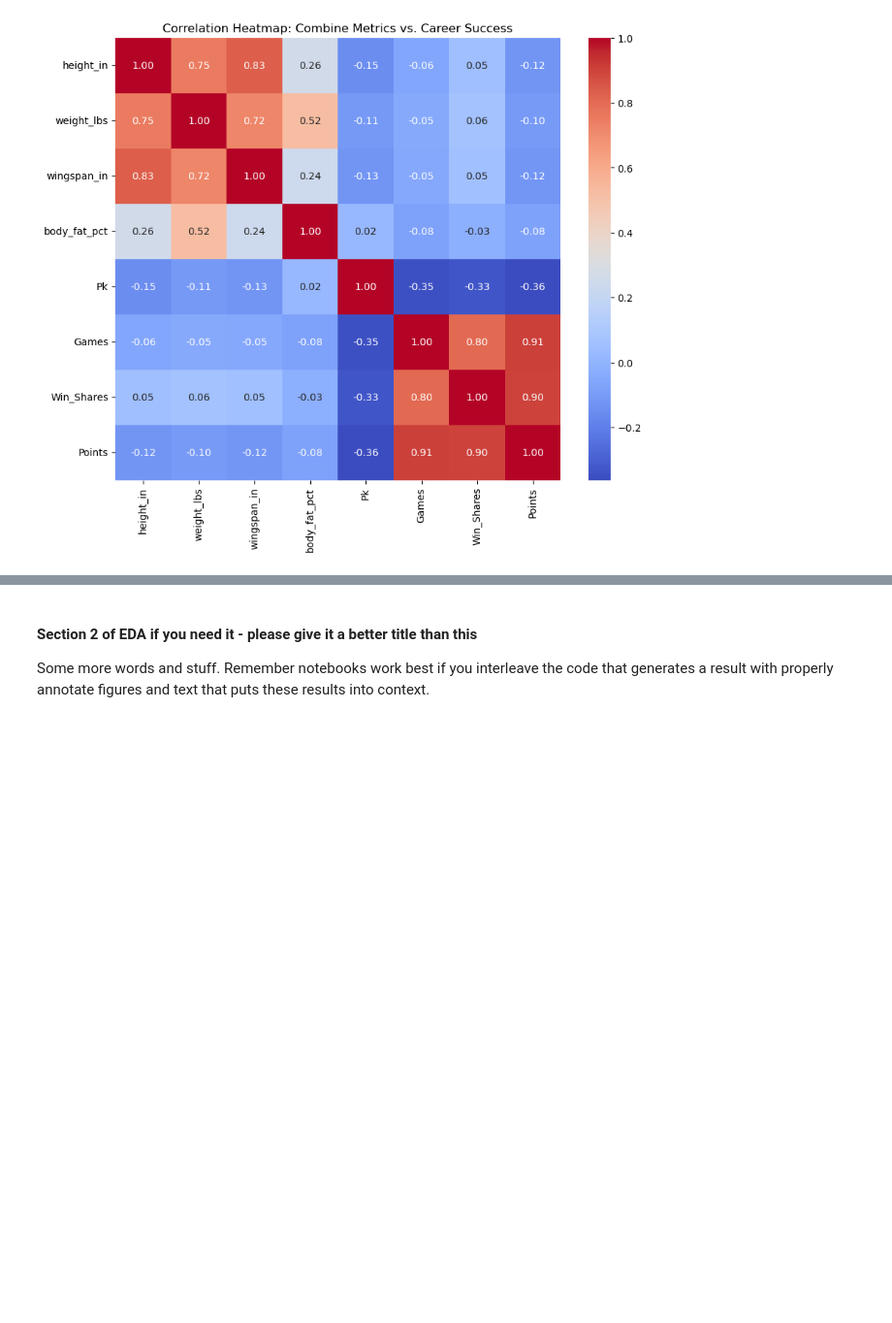
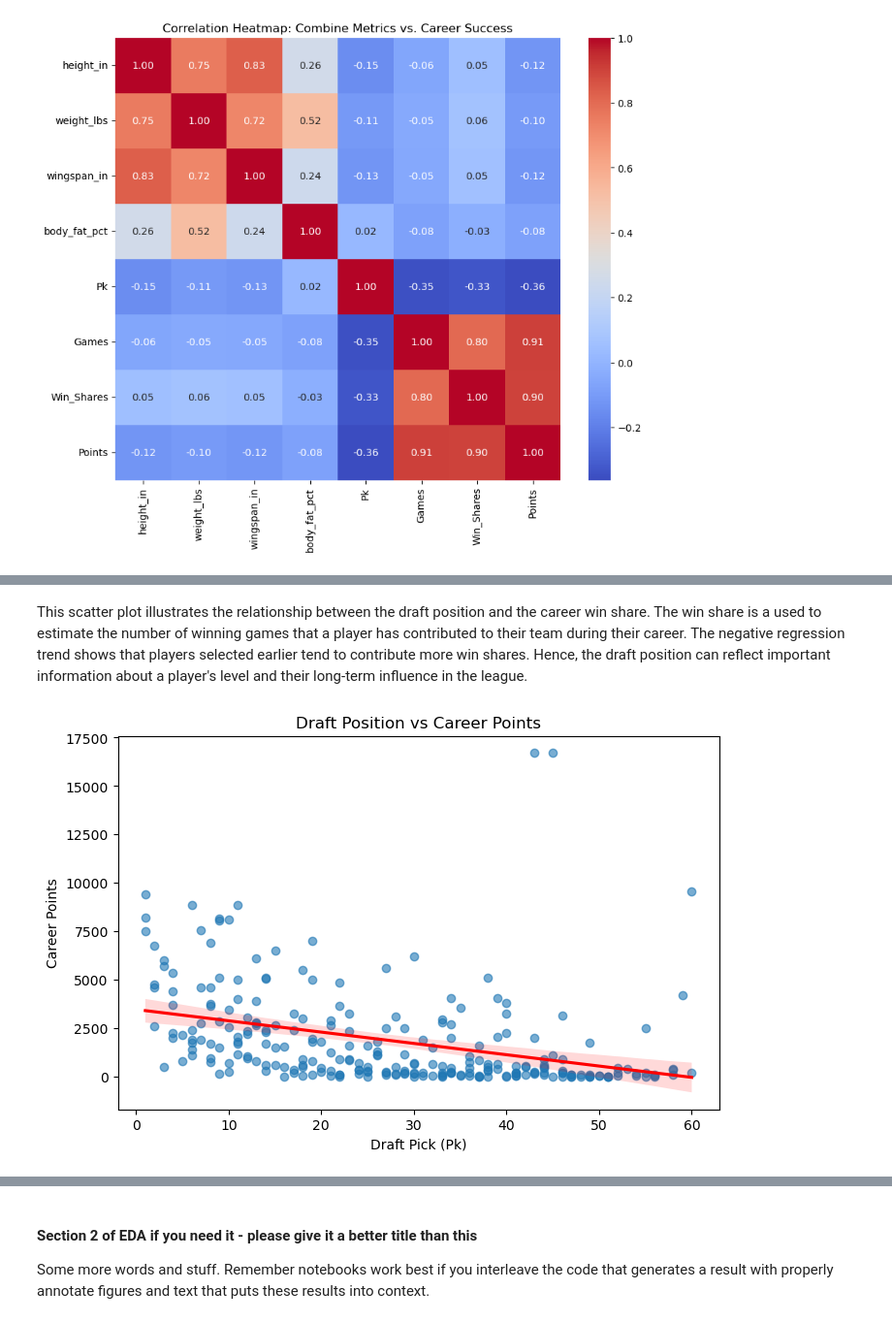
Before and after one commit to COGS108/Group010_WI26, a Jupyter notebook: 02-EDACheckpoint.ipynb, the cells around one changed output, grey strips where cells are left out. Shown at 97% size. Cells and saved outputs as stored; diff of their text form; code cells hidden in the pictures; blank space fills up the shorter version.

```diff
--- a/02-EDACheckpoint.ipynb
+++ b/02-EDACheckpoint.ipynb
@@ -548,0 +740,21 @@ plt.show()
+# %% [markdown]
+This scatter plot illustrates the relationship between the draft position and the career win share. The win share is a used to estimate the number of winning games that a player has contributed to their team during their career.
+The negative regression trend shows that players selected earlier tend to contribute more win shares. Hence, the draft position can reflect important information about a player's level and their long-term influence in the league.
+# %%
+plt.figure(figsize=(8,5))
+
+sns.regplot(
+    data=full_merged_df,
+    x='Pk',
+    y='Points',
+    scatter_kws={'alpha':0.6},
+    line_kws={'color':'red'}
+)
+
+plt.title("Draft Position vs Career Points")
+plt.xlabel("Draft Pick (Pk)")
+plt.ylabel("Career Points")
+
+plt.show()
+# %% [output]
+[figure, added]
```
Also changed, not shown: parts of 31 cells of this notebook.
